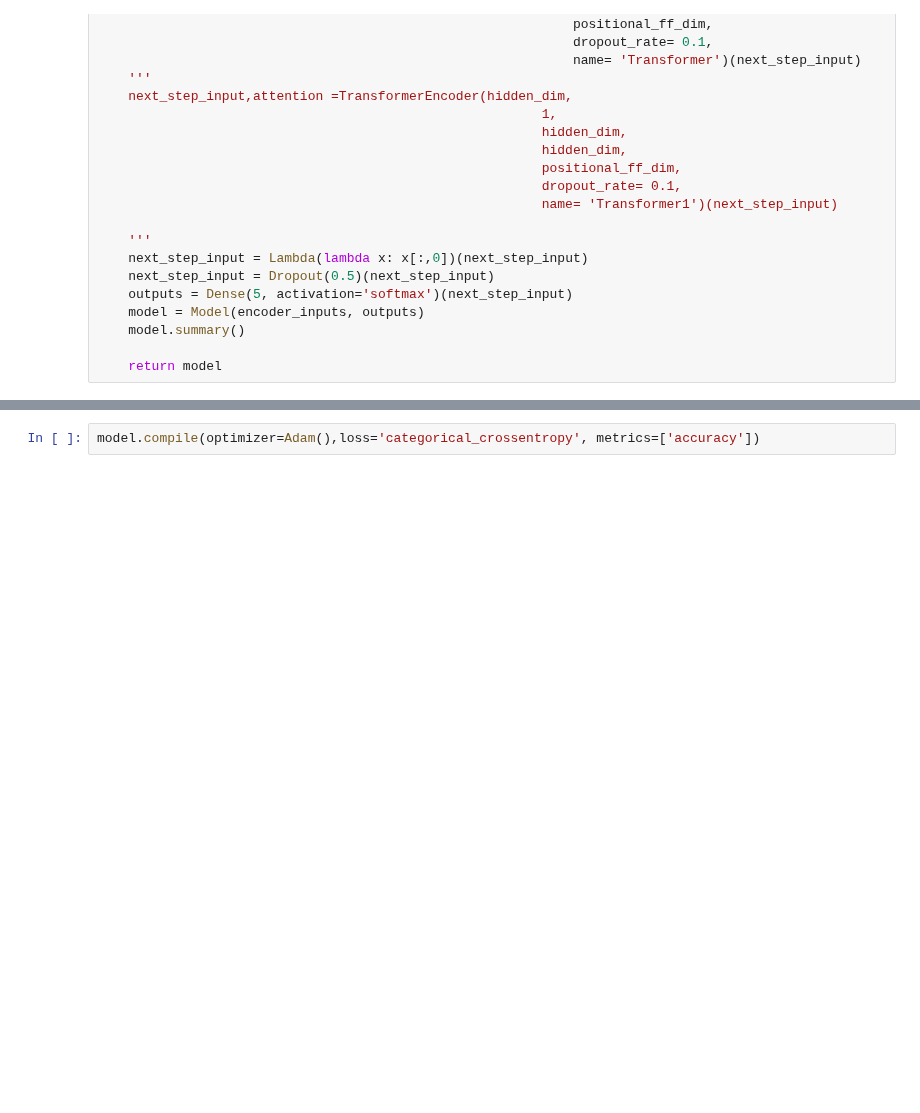
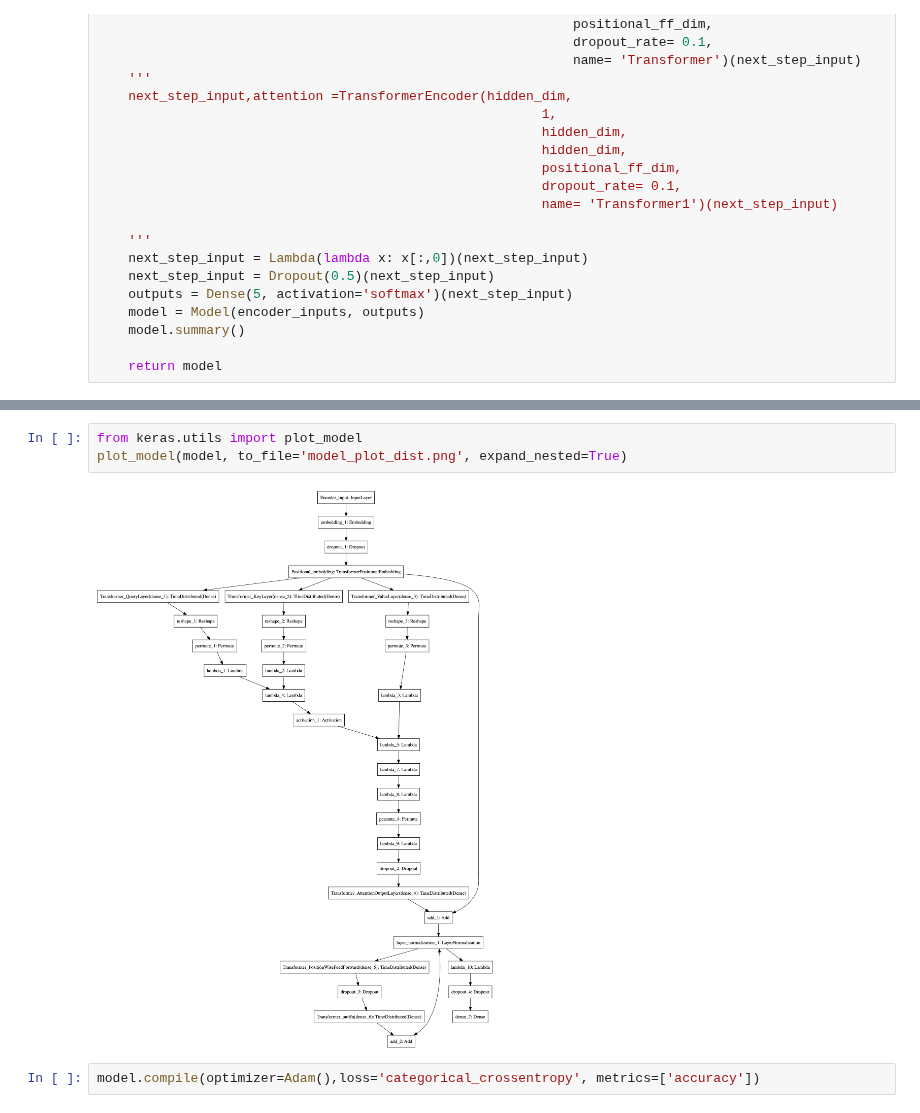
Before and after one commit to adonis1022/time_series_Transformer, a Jupyter notebook: transformer_category.ipynb, the cells around one changed output, grey strips where cells are left out. Drawn from its saved outputs; the diff is of its cells as text; blank space fills up the shorter version.

```diff
--- a/transformer_category.ipynb
+++ b/transformer_category.ipynb
@@ -125,6 +125,11 @@ Total params: 6,399
 Trainable params: 6,399
 Non-trainable params: 0
 __________________________________________________________________________________________________
+# %%
+from keras.utils import plot_model
+plot_model(model, to_file='model_plot_dist.png', expand_nested=True)
+# %% [output]
+[figure, added]
 # %%
 model.compile(optimizer=Adam(),loss='categorical_crossentropy', metrics=['accuracy'])
 # %%
```
Also changed, not shown: parts of 5 cells of this notebook, 1 other file.
